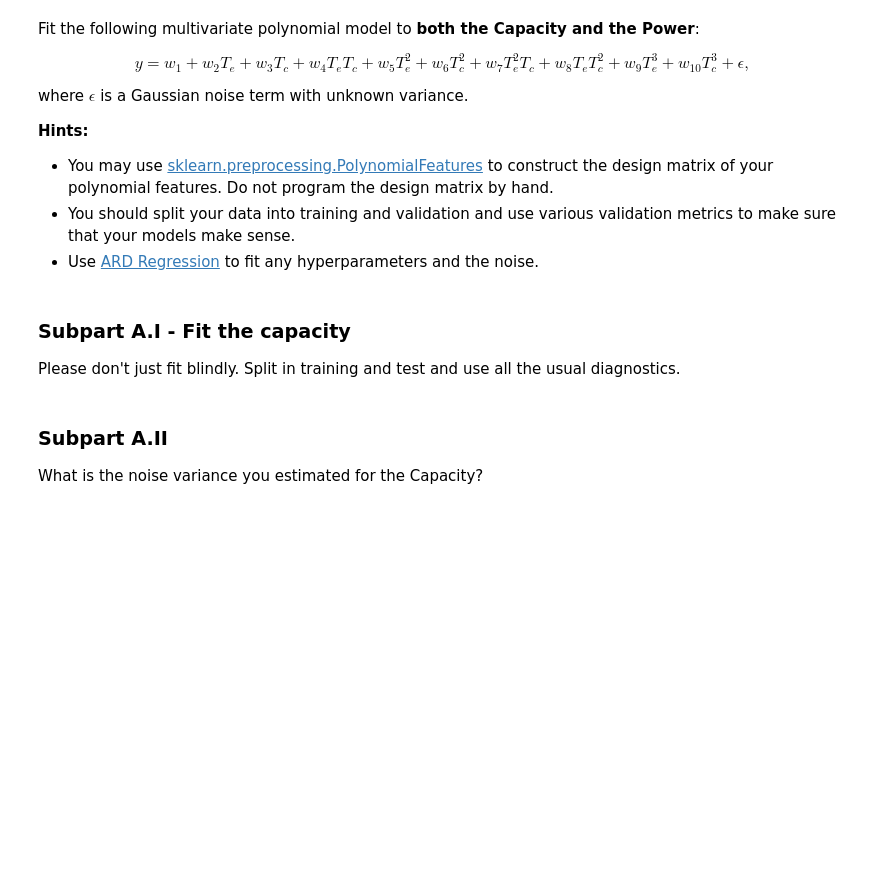
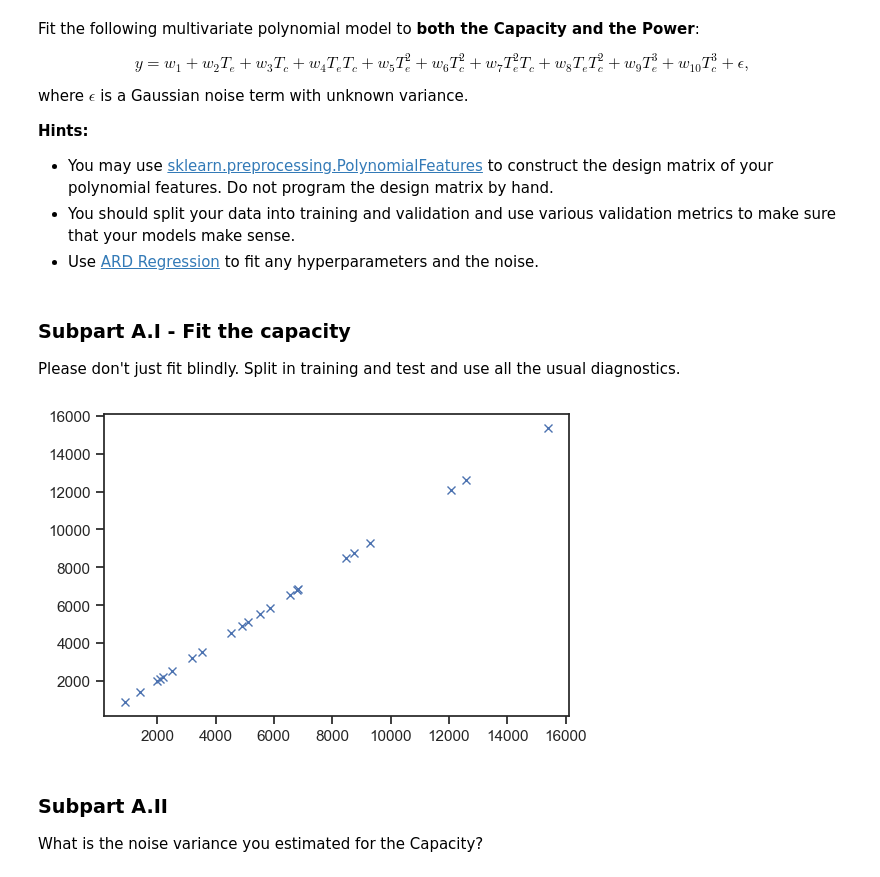
Before and after one commit to flavio-nardi/data-analytics-se, a Jupyter notebook: lecturebook/homework/homework-04.ipynb, the cells around one changed output. Cells and saved outputs as stored; diff of their text form; code cells hidden in the pictures; blank space fills up the shorter version.

```diff
--- a/lecturebook/homework/homework-04.ipynb
+++ b/lecturebook/homework/homework-04.ipynb
@@ -468,3 +678,22 @@ Please don't just fit blindly. Split in training and test and use all the usual
+# %%
+# your code here - Repeat as many text and code blocks as you like
+from sklearn.preprocessing import PolynomialFeatures
+x_train, x_valid, y_train, y_valid = train_test_split(x, y, test_size=0.33)
+poly = PolynomialFeatures(3)
+X_train = poly.fit_transform(x_train)
+
+from sklearn.linear_model import ARDRegression
+ard = ARDRegression(compute_score=True, n_iter=30).fit(X_train, y_train)
+X_valid = poly.fit_transform(x_valid)
+y_ard, y_ard_std = ard.predict(X_valid, return_std=True)
+# fig, ax = plt.subplots()
+# ax.plot(x_valid, y_ard, color="navy", label="ARD with polynomial features");
+
+
+plt.plot(y_valid, y_ard,'x')
+plt.show()
+# %% [output]
+[figure, added]
 # %% [markdown]
 ### Subpart A.II
 
```
Also changed, not shown: parts of 12 cells of this notebook.
